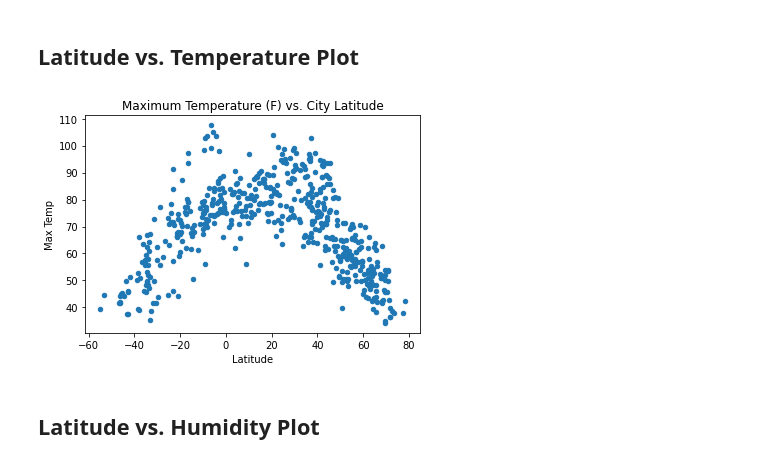
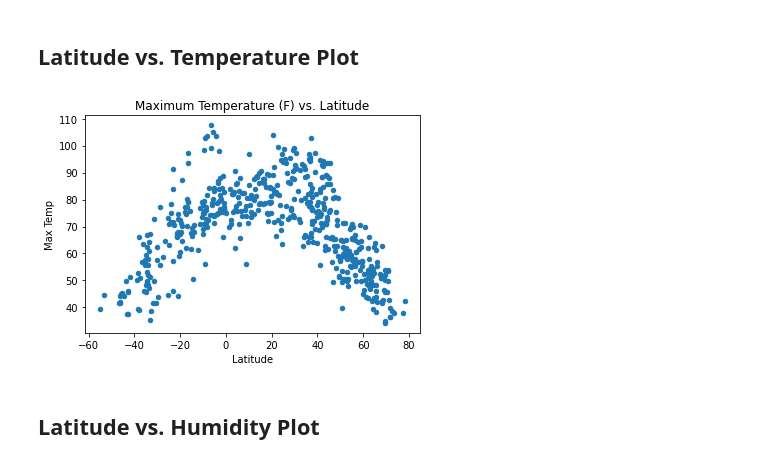
Before and after one commit to 86burke/python-api-challenge, a Jupyter notebook: Instructions/starter_code/WeatherPy.ipynb, the cells around one changed output. Cells and saved outputs as stored; diff of their text form; code cells hidden in the pictures.

Commit message:
Plotted and saved all plots

```diff
--- a/Instructions/starter_code/WeatherPy.ipynb
+++ b/Instructions/starter_code/WeatherPy.ipynb
@@ -195,10 +195,10 @@ Int64Index([], dtype='int64')
 ## Latitude vs. Temperature Plot
 # %%
 lat_vs_temp = city_df.plot(kind="scatter", x="Latitude", y="Max Temp",
-                                      title="Maximum Temperature (F) vs. City Latitude")
+                                      title="Maximum Temperature (F) vs. Latitude")
 lat_vs_temp
-lat_vs_temp.get_figure().savefig("../output_data/Temp_vs_Latitude_All_Cities.png")
+lat_vs_temp.get_figure().savefig("../output_data/Temp_vs_Latitude_of_Cities.png")
 # %% [output]
-[figure, old version]
+[figure, new version]
 # %% [markdown]
 ## Latitude vs. Humidity Plot
```
Also changed, not shown: parts of 7 cells of this notebook, 5 other files.
